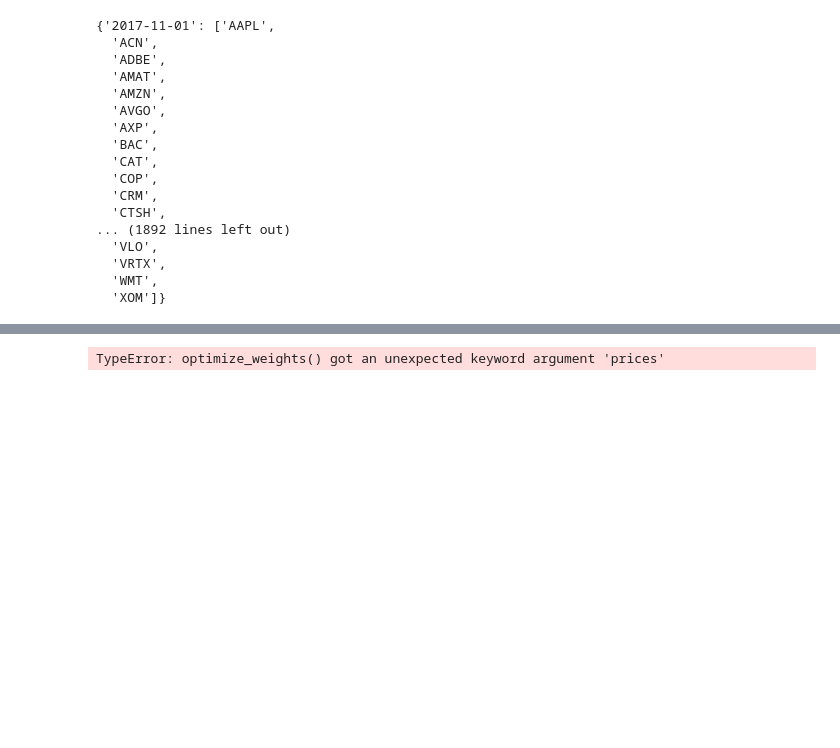
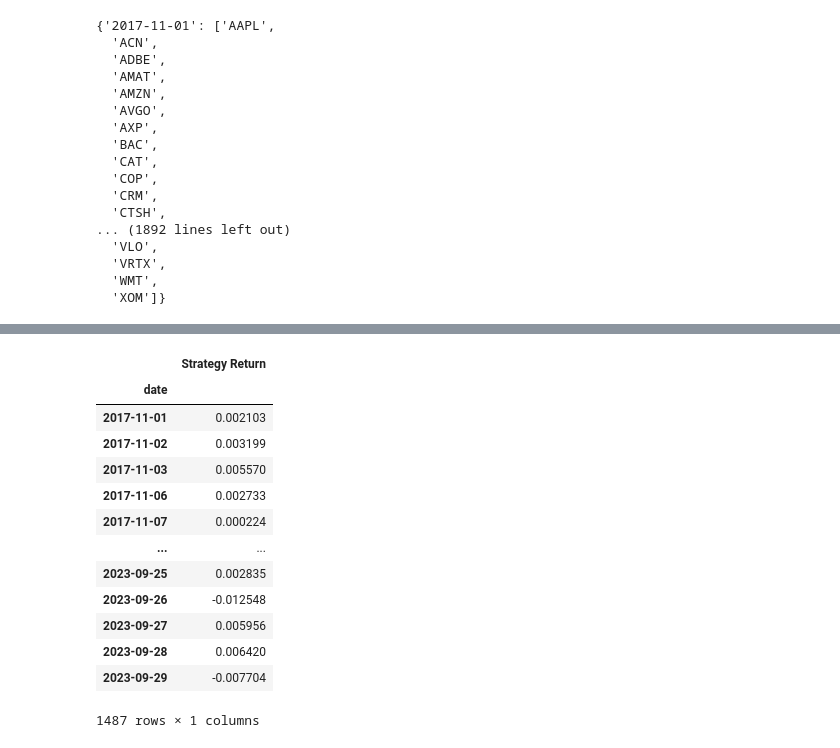
Before and after one commit to cshen05/Personal-Projects, a Jupyter notebook: Unsupervised Learning Trading Strategy.ipynb, the cells around one changed output, grey strips where cells are left out. Cells and saved outputs as stored; diff of their text form; code cells hidden in the pictures; blank space fills up the shorter version.

```diff
--- a/Unsupervised Learning Trading Strategy.ipynb
+++ b/Unsupervised Learning Trading Strategy.ipynb
@@ -567,29 +567,47 @@ new_df
 1740 rows × 930 columns
 # %%
 returns_df = np.log(new_df['Adj Close']).diff()
-portfolio_df = pd.DataFrame()
+io_df = pd.DataFrame()
 
 for start_date in fixed_dates.keys():
-    end_date = (pd.to_datetime(start_date)+pd.offsets.MonthEnd(0)).strftime('%Y-%m-%d')
-    cols = fixed_dates[start_date]
-    opt_start_date = (pd.to_datetime(start_date)-pd.DateOffset(months=12)).strftime('%Y-%m-%d')
-    opt_end_date = (pd.to_datetime(start_date)-pd.DateOffset(days=1)).strftime('%Y-%m-%d')
 
-    #print(start_date)
-    #print(end_date)
-    print(cols)
-    print(opt_start_date)
-    print(opt_end_date)
+    try:
+        end_date = (pd.to_datetime(start_date)+pd.offsets.MonthEnd(0)).strftime('%Y-%m-%d')
+        cols = fixed_dates[start_date]
+        opt_start_date = (pd.to_datetime(start_date)-pd.DateOffset(months=12)).strftime('%Y-%m-%d')
+        opt_end_date = (pd.to_datetime(start_date)-pd.DateOffset(days=1)).strftime('%Y-%m-%d')
+        opt_df = new_df[optimization_start_date:optimization_end_date]['Adj Close'][cols]
 
-    opt_df = new_df[opt_start_date:opt_end_date]['Adj Close'][cols]
+        success = False
+        try:
+            weights = optimize_weights(prices=opt_df,lower_bound=round(1/(len(opt_df.columns)*2),3))
+            weights = pd.DataFrame(weights, index=pd.Series(0))
 
-    weights = optimize_weights(prices=opt_df, lower_bound=round(1/(len(opt_df.columns)*2),3))
-    weights = pd.DataFrame(weights, index=pd.Series(0))
+            success = True
+        except:
+            print(f'Max Sharpe Optimization failed for {start_date}, Continuing with Equal-Weights')
 
-    temp_df = returns_df[start_date:end_date]
-    temp_df = temp_df.stack().to_frame('return').reset_index(level=0)\
-                    .merge(weights.stack().to_frame('weight').reset_index(level=0, drop=True),
-                            left_index=True,
-                            right_index=True)\
-                    .reset_index().set_index(['Date', 'Ticker']).unstack().stack()
+        if success==False:
+            weights = pd.DataFrame([1/len(opt_df.columns) for i in range(len(opt_df.columns))],
+                                     index=opt_df.columns.tolist(),
+                                     columns=pd.Series(0)).T
+
+        temp_df = returns_df[start_date:end_date]
+        temp_df = temp_df.stack().to_frame('return').reset_index(level=0)\
+                   .merge(weights.stack().to_frame('weight').reset_index(level=0, drop=True),
+                          left_index=True,
+                          right_index=True)\
+                   .reset_index().set_index(['Date', 'Ticker']).unstack().stack()
+        temp_df.index.names = ['date', 'ticker']
+        temp_df['weighted_return'] = temp_df['return']*temp_df['weight']
+        temp_df = temp_df.groupby(level=0)['weighted_return'].sum().to_frame('Strategy Return')
+
+        portfolio_df = pd.concat([portfolio_df, temp_df], axis=0)
+
+    except Exception as e:
+        print(e)
+
+portfolio_df = portfolio_df.drop_duplicates()
+
+portfolio_df
 # %% [output]
@@ -599 +631,14 @@ for start_date in fixed_dates.keys():
+|  | Strategy Return |
+| date |  |
+| 2017-11-01 | 0.002103 |
+| 2017-11-02 | 0.003199 |
+| 2017-11-03 | 0.005570 |
+| 2017-11-06 | 0.002733 |
+| 2017-11-07 | 0.000224 |
+| ... | ... |
+| 2023-09-25 | 0.002835 |
+| 2023-09-26 | -0.012548 |
+| 2023-09-27 | 0.005956 |
+| 2023-09-28 | 0.006420 |
+| 2023-09-29 | -0.007704 |
-TypeError: optimize_weights() got an unexpected keyword argument 'prices'
+1487 rows × 1 columns
```
Also changed, not shown: parts of 22 cells of this notebook.
